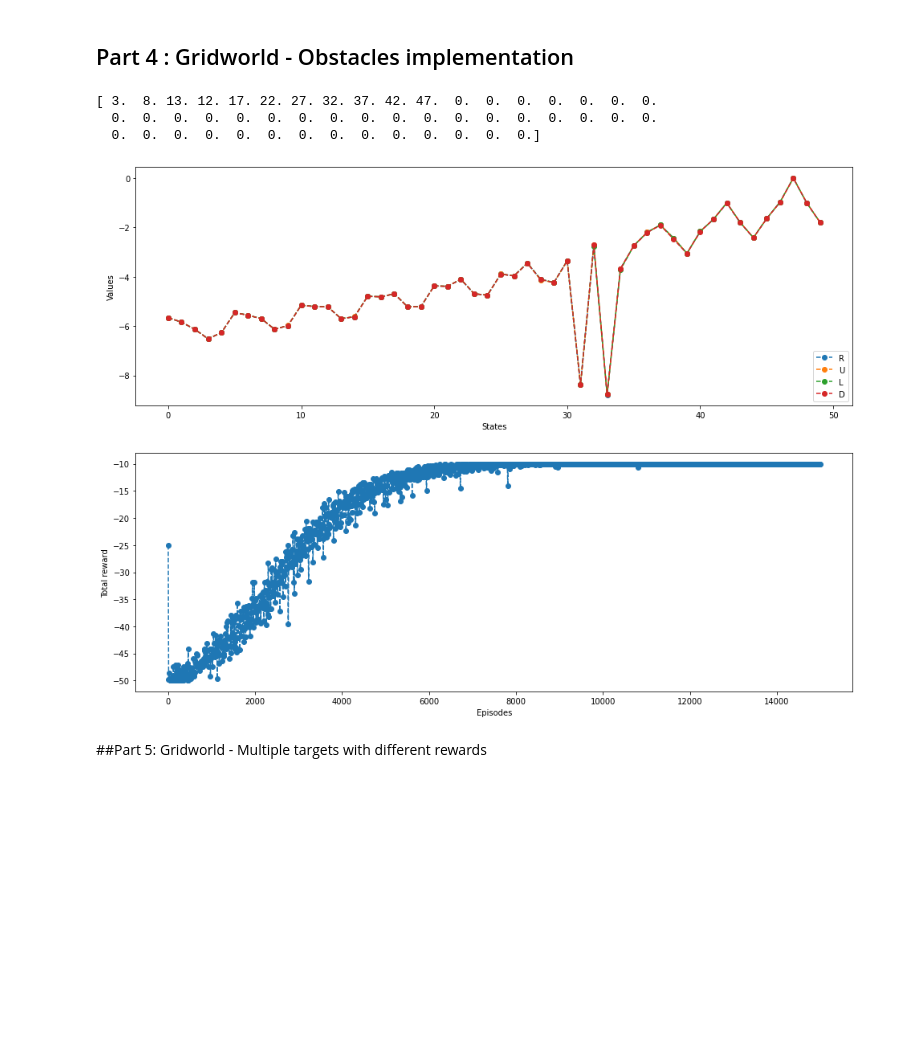
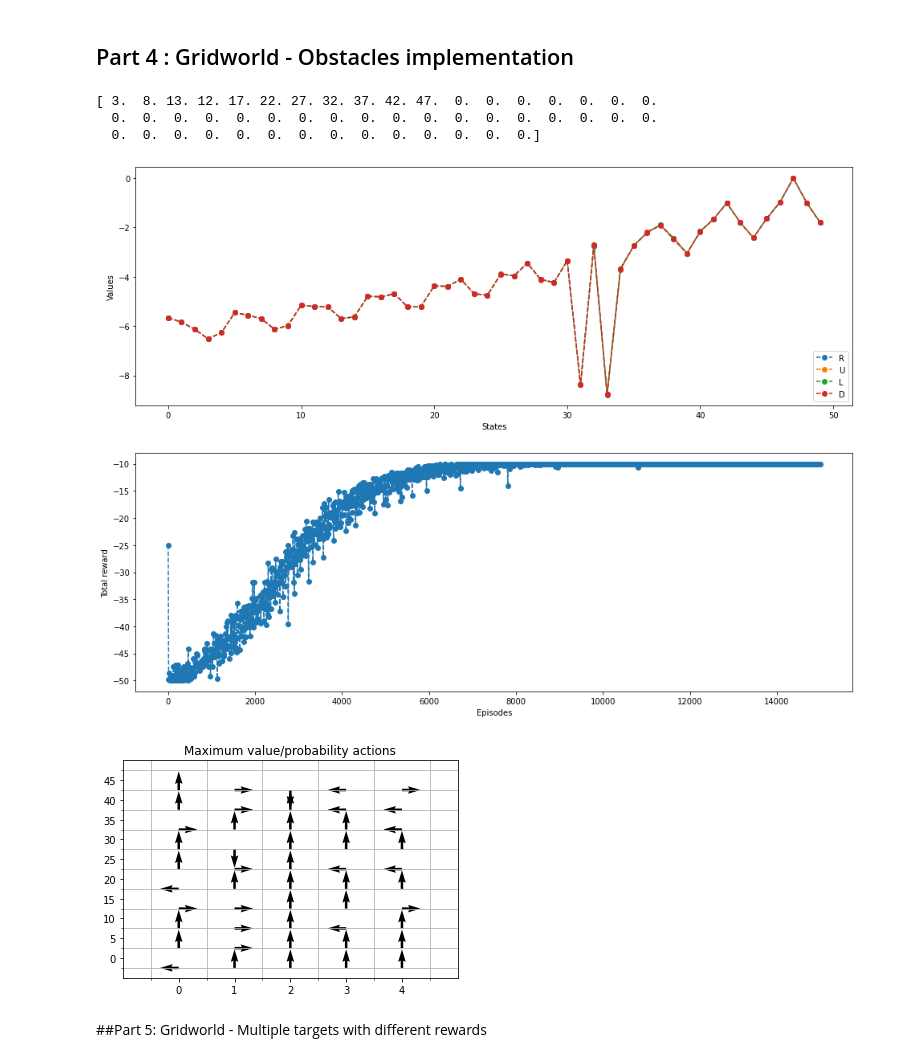
Before and after one commit to decomiteA/ReachRLToolbox, a Jupyter notebook: TestRL.ipynb, the cells around one changed output. Cells and saved outputs as stored; diff of their text form; code cells hidden in the pictures; blank space fills up the shorter version.

```diff
--- a/TestRL.ipynb
+++ b/TestRL.ipynb
@@ -565,25 +572,27 @@ class Obstacles:
 # %%
 params = {
     'epsilon':0,
     'alpha':0.01,
     'gamma':0.9,
 }
 
 env_test = Obstacles()
 n_episodes = 15000
 max_steps = 50
 value_qlearning,reward_sums_qlearning = learn_environment(env_test,q_learning,params,max_steps,n_episodes)
 
 plot_performance(env_test,value_qlearning,reward_sums_qlearning)
 # print(value_qlearning)
 
 state_history,reward_sum = simulate_episode(value_qlearning,env_test,params,max_steps)
 print(state_history)
+plot_quiver_max_action(env_test,value_qlearning)
 # %% [output]
 [ 3.  8. 13. 12. 17. 22. 27. 32. 37. 42. 47.  0.  0.  0.  0.  0.  0.  0.
   0.  0.  0.  0.  0.  0.  0.  0.  0.  0.  0.  0.  0.  0.  0.  0.  0.  0.
   0.  0.  0.  0.  0.  0.  0.  0.  0.  0.  0.  0.  0.  0.]
 [figure]
+[figure, added]
 # %% [markdown]
 ##Part 5: Gridworld - Multiple targets with different rewards
 # %%
```
Also changed, not shown: parts of 6 cells of this notebook.
